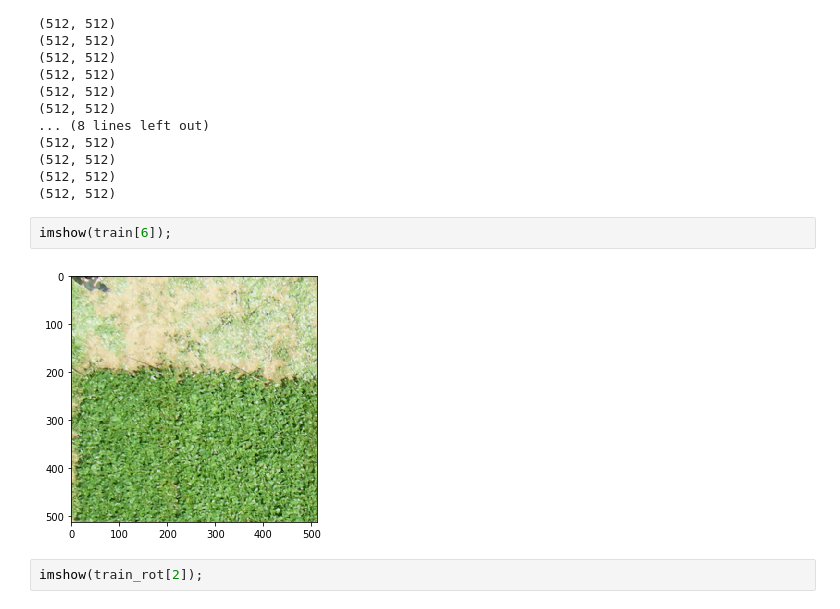
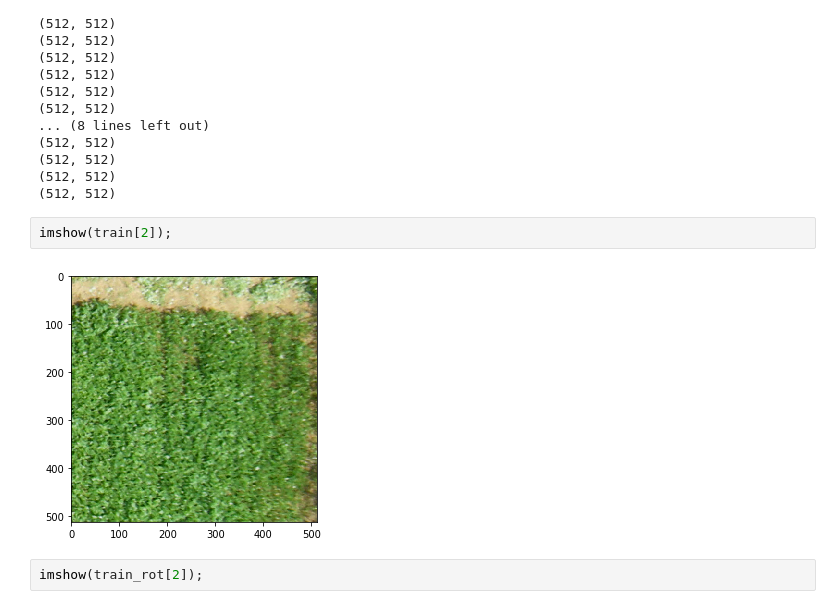
Before and after one commit to rodolfoarruda/MachineLearning, a Jupyter notebook: Pratica_ProcImg_v2.ipynb, the cells around one changed output. Cells and saved outputs as stored; diff of their text form.

```diff
--- a/Pratica_ProcImg_v2.ipynb
+++ b/Pratica_ProcImg_v2.ipynb
@@ -210,9 +217,9 @@ for i in range(0,24):
 (512, 512)
 (512, 512)
 # %%
-imshow(train[6]);
+imshow(train[2]);
 # %% [output]
-[figure, old version]
+[figure, new version]
 # %%
 imshow(train_rot[2]);
 # %% [output]
```
Also changed, not shown: parts of 30 cells of this notebook.
